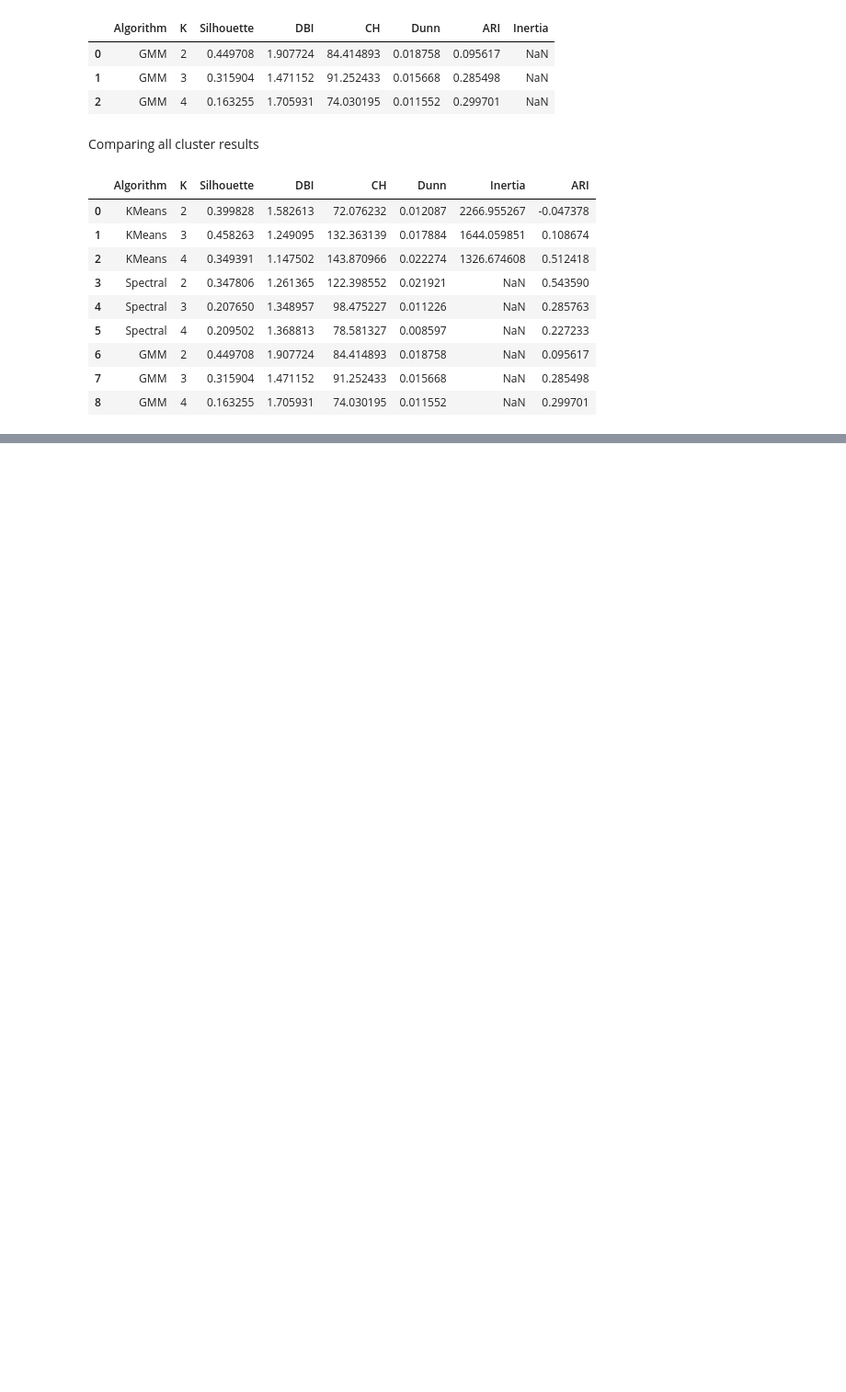
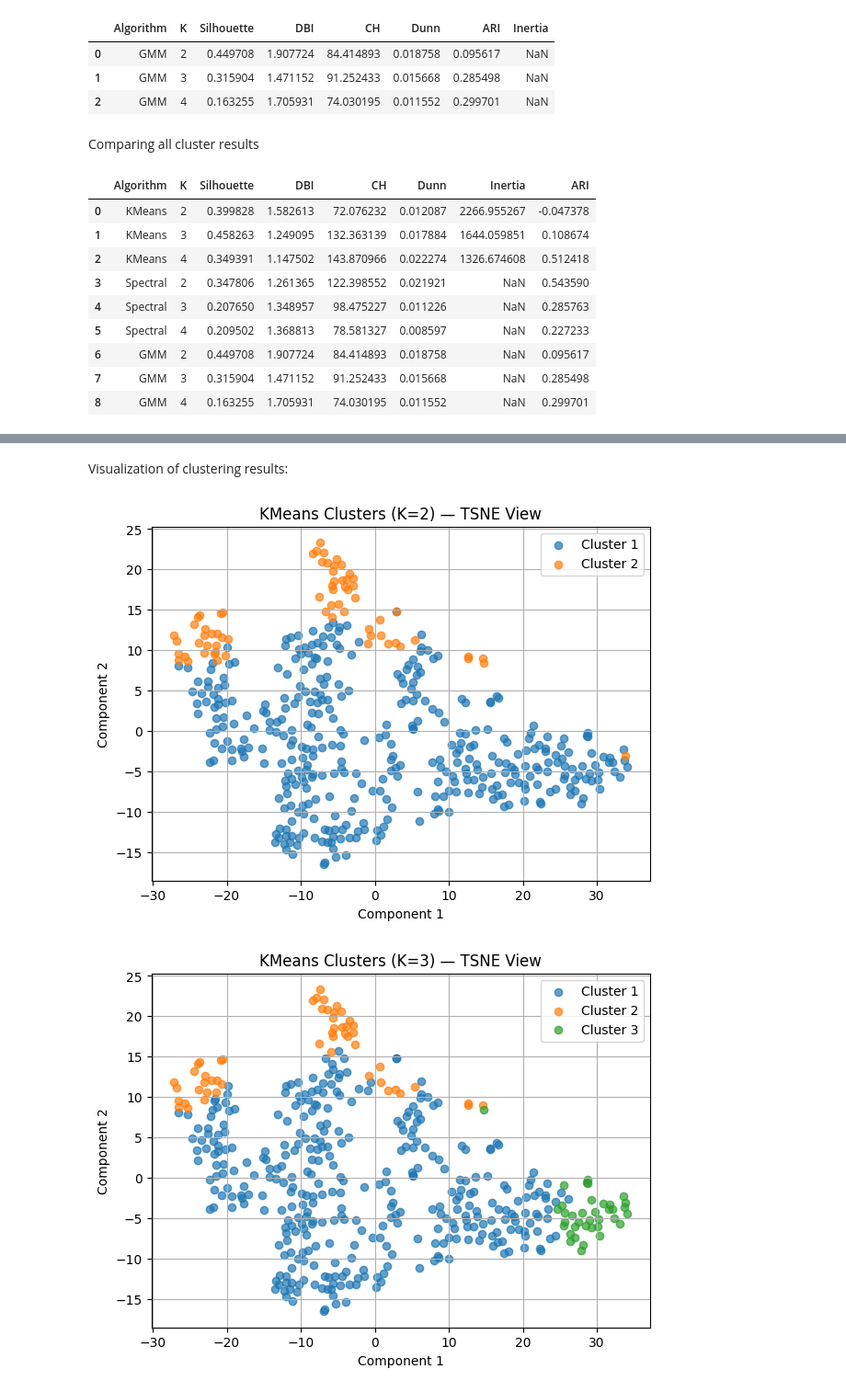
Before and after one commit to gannahisham/aml-clustering-project, a Jupyter notebook: AML1.ipynb, the cells around one changed output, grey strips where cells are left out. Shown at 92% size. Drawn from its saved outputs; the diff is of its cells as text; code cells hidden in the pictures; blank space fills up the shorter version.

```diff
--- a/AML1.ipynb
+++ b/AML1.ipynb
@@ -853,0 +948,67 @@ final_df
+# %% [markdown]
+Visualization of clustering results:
+# %%
+# Collect all cluster labels for all k values as teh existing labels save the last k (4), in dictionaries for plotting
+labels_kmeans_dict = {}
+labels_spectral_dict = {}
+labels_gmm_dict = {}
+
+k_values = [2, 3, 4]
+
+# KMeans labels
+for k in k_values:
+    kmeans = KMeans(n_clusters=k, random_state=42)
+    labels_kmeans_dict[k] = kmeans.fit_predict(X_scaled)
+
+# Spectral Clustering labels
+for k in k_values:
+    spectral = SpectralClustering(
+        n_clusters=k,
+        affinity='nearest_neighbors',
+        random_state=42
+    )
+    labels_spectral_dict[k] = spectral.fit_predict(X_scaled)
+
+# Gaussian Mixture Model labels
+for k in k_values:
+    gmm = GaussianMixture(n_components=k, random_state=42)
+    gmm.fit(X_scaled)
+    labels_gmm_dict[k] = gmm.predict(X_scaled)
+
+# Choose dimensionality reduction method: PCA or t-SNE (PCA already done above)
+reducer =  "TSNE"  # or "PCA"
+
+# Prepare 2D data for plotting
+if reducer == "PCA":
+    X_2d = X_pca2  # You already have 2D PCA from earlier
+else:
+    tsne = TSNE(n_components=2, perplexity=30, random_state=42, learning_rate='auto', init='pca', max_iter=1000)
+    X_2d = tsne.fit_transform(X_scaled)
+
+# Dictionary of all clustering results
+cluster_algorithms = {
+    "KMeans": labels_kmeans_dict,
+    "Spectral": labels_spectral_dict,
+    "GMM": labels_gmm_dict
+}
+
+# Plot all clusters
+for algo, labels_dict in cluster_algorithms.items():
+    for K, labels in labels_dict.items():
+        plt.figure(figsize=(7,5))
+        for cluster in np.unique(labels):
+            plt.scatter(
+                X_2d[labels == cluster, 0],
+                X_2d[labels == cluster, 1],
+                label=f"Cluster {cluster+1}",
+                alpha=0.7
+            )
+        plt.title(f"{algo} Clusters (K={K}) — {reducer} View")
+        plt.xlabel("Component 1")
+        plt.ylabel("Component 2")
+        plt.legend()
+        plt.grid(True)
+        plt.show()
+# %% [output]
+[figure, added]
+[figure, added]
```
Also changed, not shown: parts of 9 cells of this notebook.
